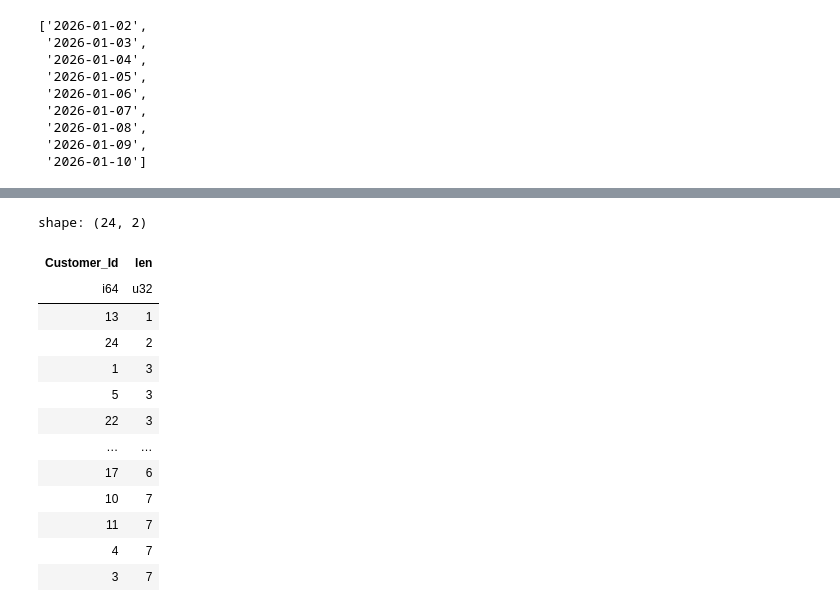
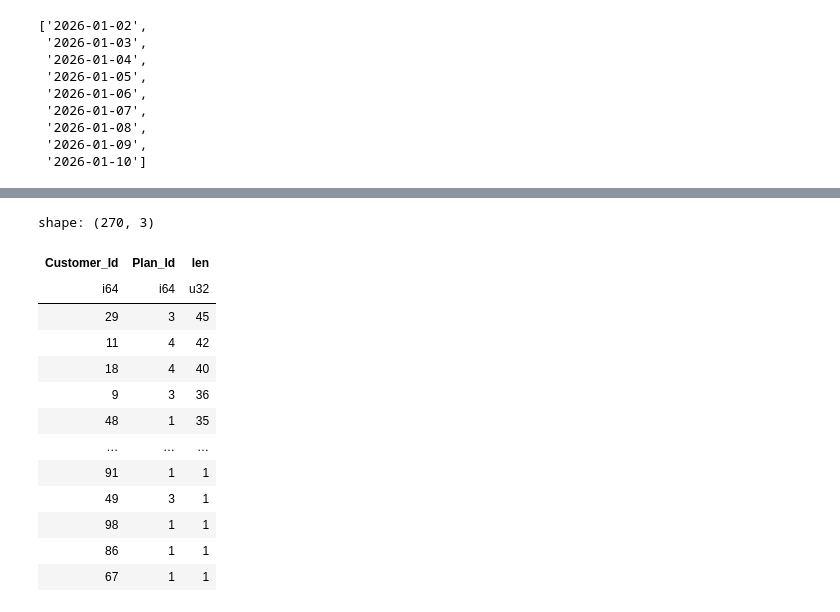
Before and after one commit to BrunoRodriguez274/Data_project, a Jupyter notebook: notebooks/access_data_generator.ipynb, the cells around one changed output, grey strips where cells are left out. Saved outputs shown, nothing was run; the diff lists cells and outputs as text; code cells hidden in the pictures.

```diff
--- a/notebooks/access_data_generator.ipynb
+++ b/notebooks/access_data_generator.ipynb
@@ -652,17 +665,17 @@ shape: (7, 8)
 # %%
-datasets[2].group_by("Customer_Id").len().sort(by = "len")
+datasets[2].group_by("Customer_Id", "Plan_Id").len().sort(by = "len", descending=True)
 # %% [output]
-shape: (24, 2)
+shape: (270, 3)
-| Customer_Id | len |
-| i64 | u32 |
-| 13 | 1 |
-| 24 | 2 |
-| 1 | 3 |
-| 5 | 3 |
-| 22 | 3 |
-| … | … |
-| 17 | 6 |
-| 10 | 7 |
-| 11 | 7 |
-| 4 | 7 |
-| 3 | 7 |
+| Customer_Id | Plan_Id | len |
+| i64 | i64 | u32 |
+| 29 | 3 | 45 |
+| 11 | 4 | 42 |
+| 18 | 4 | 40 |
+| 9 | 3 | 36 |
+| 48 | 1 | 35 |
+| … | … | … |
+| 91 | 1 | 1 |
+| 49 | 3 | 1 |
+| 98 | 1 | 1 |
+| 86 | 1 | 1 |
+| 67 | 1 | 1 |
```
Also changed, not shown: parts of 6 cells of this notebook, 14 other files.
